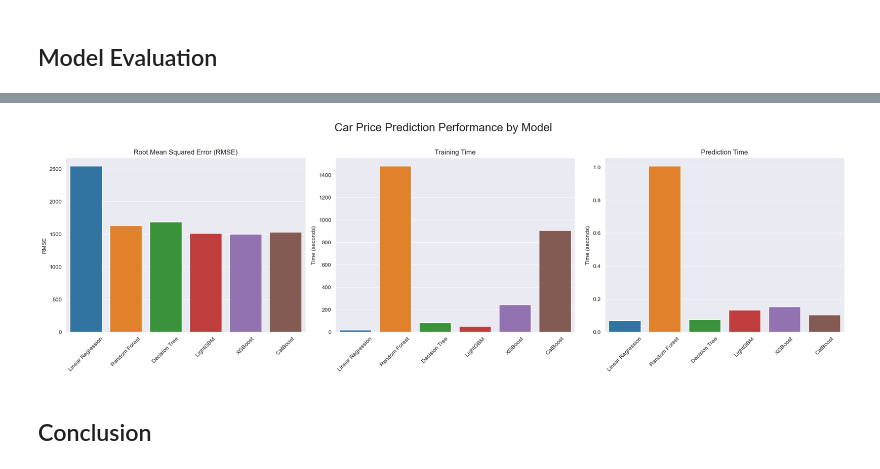
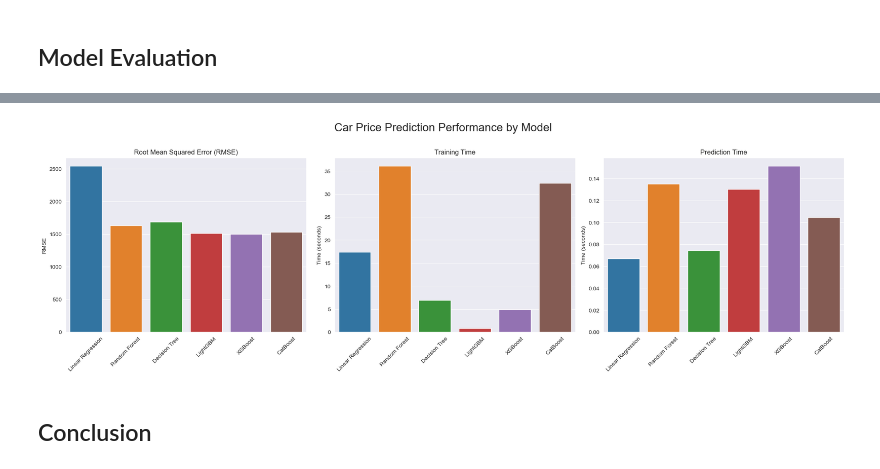
Before and after one commit to Jonathan-Smith-99/car_price_prediction, a Jupyter notebook: sprint_11_car_price_prediction.ipynb, the cells around one changed output, grey strips where cells are left out. Cells and saved outputs as stored; diff of their text form; code cells hidden in the pictures.

```diff
--- a/sprint_11_car_price_prediction.ipynb
+++ b/sprint_11_car_price_prediction.ipynb
@@ -1119,0 +1174,15 @@ XGBoost training time: 243.63601990 seconds
+# %%
+# training the tuned model
+best_params_xgb = {key.replace('regressor__',''):value for key, value in best_params_xgb.items()}
+start = time.perf_counter()
+model_xgb_tuned = Pipeline(steps=[
+    ('preprocessor', preprocessor),
+    ('regressor', XGBRegressor(**best_params_xgb, random_state=random_state))
+])
+model_xgb_tuned.fit(X_train, y_train)
+time_xgb_tuned = time.perf_counter() - start
+y_pred_xgb_tuned = model_xgb_tuned.predict(X_valid)
+rmse_xgb_tuned = mean_squared_error(y_valid, y_pred_xgb_tuned, squared=False)
+
+print(f'Tuned XGBoost RMSE: {rmse_xgb_tuned:.2f}')
+print(f'Tuned XGBoost training time: {time_xgb_tuned:.8f} seconds')
@@ -1161,0 +1234,18 @@ CatBoost training time: 906.13823720 seconds
+# %%
+# training the tuned model
+start = time.perf_counter()
+model_cat_tuned = CatBoostRegressor(
+    **best_params_cat,
+    cat_features=categorical_features,
+    random_state=random_state,
+    verbose=0,
+    thread_count=-1
+)
+
+model_cat_tuned.fit(X_train, y_train)
+time_cat_tuned = time.perf_counter() - start
+y_pred_cat_tuned = model_cat_tuned.predict(X_valid)
+rmse_cat_tuned = mean_squared_error(y_valid, y_pred_cat_tuned, squared=False)
+
+print(f'Tuned CatBoost RMSE: {rmse_cat_tuned:.2f}')
+print(f'Tuned CatBoost training time: {time_cat_tuned:.8f} seconds')
@@ -1183,14 +1276,15 @@ def apply_model_performance(model, model_name, X_test, y_test):
 # %%
 # create a dataframe of the model names, their RMSE scores, and their training times
 models_compare = pd.DataFrame({
-    'training_time' : [time_lr, time_rf, time_dt, time_lgbm, time_xgb, time_cat],
+    'cv_tuning_time' : [0, time_rf, time_dt, time_lgbm, time_xgb, time_cat],
+    'tuned_model_training_time' : [time_lr, time_rf_tuned, time_dt_tuned, time_lgbm_tuned, time_xgb_tuned, time_cat_tuned],
     'validation_rmse' : [rmse_lr, rmse_rf, rmse_dt, rmse_lgbm, rmse_xgb, rmse_cat]
     },
     index=['Linear Regression', 'Random Forest', 'Decision Tree', 'LightGBM', 'XGBoost', 'CatBoost'])
 # %%
 # apply the best model of each type to the test set, get the RMSE, average time taken, and add to the dataframe
 num_iterations = 10
-for i, model in enumerate([model_lr, best_rf_model, best_dt_model, best_lgbm_model, best_xgb_model, best_cat_model]):
+for i, model in enumerate([model_lr, model_rf_tuned, model_dt_tuned, model_lgbm_tuned, model_xgb_tuned, model_cat_tuned]):
     rmse_list = []
     time_list = []
     for _ in range(num_iterations):
@@ -1228,35 +1309,35 @@ display(old_results)
 # plot the results
 fig, axes = plt.subplots(1, 3, figsize=(20, 5))
 
 # plot the RMSE scores
 sns.barplot(x=models_compare.index, y=models_compare.test_rmse, ax=axes[0])
 axes[0].set_title('Root Mean Squared Error (RMSE)')
 axes[0].set_ylabel('RMSE')
 
 # plot the training times
-sns.barplot(x=models_compare.index, y=models_compare.training_time, ax=axes[1])
+sns.barplot(x=models_compare.index, y=models_compare.tuned_model_training_time, ax=axes[1])
 axes[1].set_title('Training Time')
 axes[1].set_ylabel('Time (seconds)')
 
 # plot the prediction times
 sns.barplot(x=models_compare.index, y=models_compare.prediction_time, ax=axes[2])
 axes[2].set_title('Prediction Time')
 axes[2].set_ylabel('Time (seconds)')
 
 # adjust the layout
 plt.tight_layout()
 
 # rotate the x-axis ticks labels and bold them
 for ax in axes:
     ax.tick_params(axis='x', rotation=45)
 
 # Add an overall title for the plots and make it bold
 fig.suptitle('Car Price Prediction Performance by Model', fontsize=20, y=1.1)
 
 # show the plot
 plt.show()
 # %% [output]
-[figure, old version]
+[figure, new version]
 # %% [markdown]
 ## Conclusion
 # %% [markdown]
```
Also changed, not shown: parts of 22 cells of this notebook, 3 other files.
